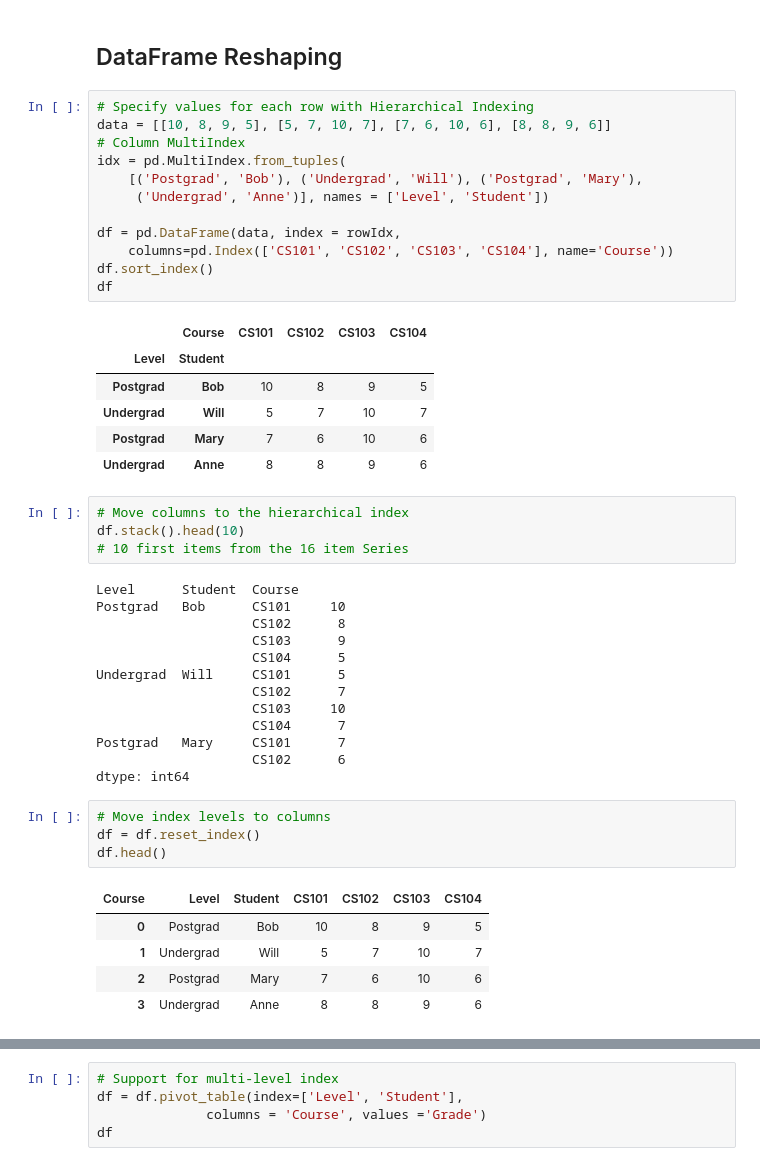
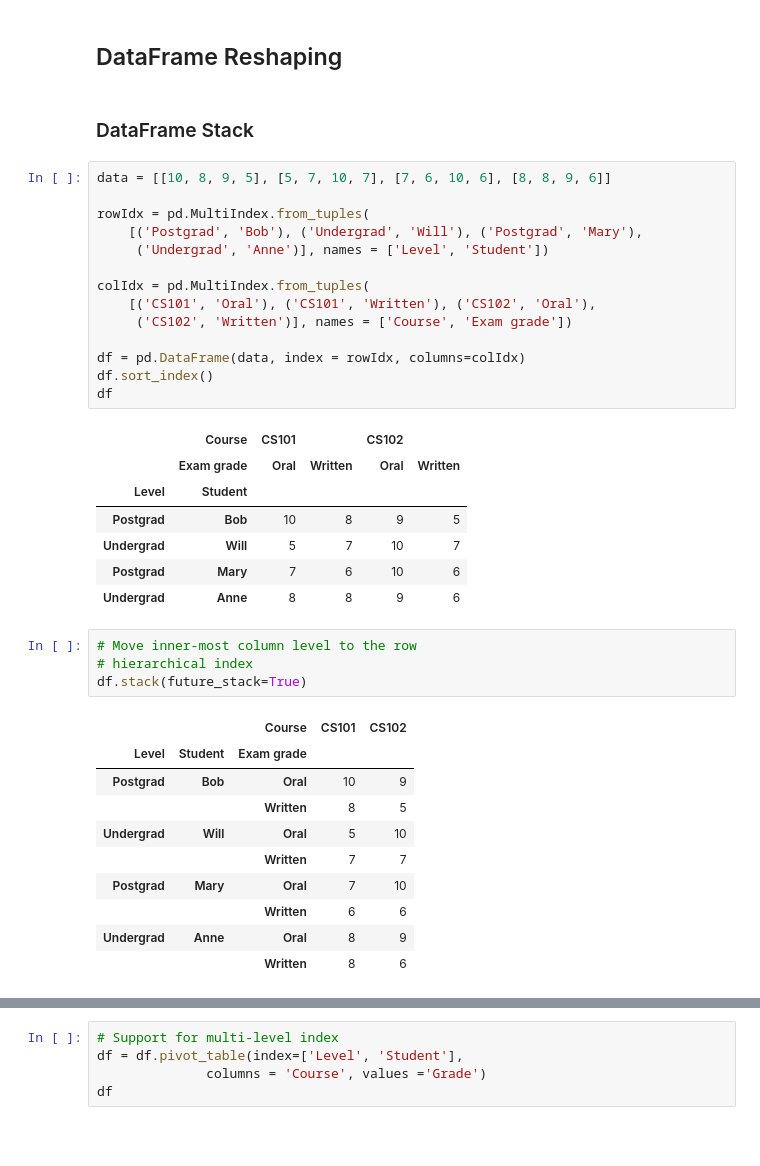
Before and after one commit to bzafiris/jupyter-tutorial, a Jupyter notebook: notebooks/pandas-tutorial.ipynb, the cells around one changed output, grey strips where cells are left out. Cells and saved outputs as stored; diff of their text form; blank space fills up the shorter version.

```diff
--- a/notebooks/pandas-tutorial.ipynb
+++ b/notebooks/pandas-tutorial.ipynb
@@ -298,49 +298,42 @@ df.loc[idx[:, 'Bob'], 'CS']
 | Postgrad | Bob | 10 | 8 |
 # %% [markdown]
 ## DataFrame Reshaping
+# %% [markdown]
+### DataFrame Stack
 # %%
-# Specify values for each row with Hierarchical Indexing
 data = [[10, 8, 9, 5], [5, 7, 10, 7], [7, 6, 10, 6], [8, 8, 9, 6]]
-# Column MultiIndex
-idx = pd.MultiIndex.from_tuples(
+
+rowIdx = pd.MultiIndex.from_tuples(
     [('Postgrad', 'Bob'), ('Undergrad', 'Will'), ('Postgrad', 'Mary'),
      ('Undergrad', 'Anne')], names = ['Level', 'Student'])
 
-df = pd.DataFrame(data, index = rowIdx,
-    columns=pd.Index(['CS101', 'CS102', 'CS103', 'CS104'], name='Course'))
+colIdx = pd.MultiIndex.from_tuples(
+    [('CS101', 'Oral'), ('CS101', 'Written'), ('CS102', 'Oral'),
+     ('CS102', 'Written')], names = ['Course', 'Exam grade'])
+
+df = pd.DataFrame(data, index = rowIdx, columns=colIdx)
 df.sort_index()
 df
 # %% [output]
-|  | Course | CS101 | CS102 | CS103 | CS104 |
+|  | Course | CS101 |  | CS102 |  |
+|  | Exam grade | Oral | Written | Oral | Written |
 | Level | Student |  |  |  |  |
 | Postgrad | Bob | 10 | 8 | 9 | 5 |
 | Undergrad | Will | 5 | 7 | 10 | 7 |
 | Postgrad | Mary | 7 | 6 | 10 | 6 |
 | Undergrad | Anne | 8 | 8 | 9 | 6 |
 # %%
-# Move columns to the hierarchical index
-df.stack().head(10)
-# 10 first items from the 16 item Series
+# Move inner-most column level to the row
+# hierarchical index
+df.stack(future_stack=True)
 # %% [output]
-Level      Student  Course
-Postgrad   Bob      CS101     10
-                    CS102      8
-                    CS103      9
-                    CS104      5
-Undergrad  Will     CS101      5
-                    CS102      7
-                    CS103     10
-                    CS104      7
-Postgrad   Mary     CS101      7
-                    CS102      6
-dtype: int64
+|  |  | Course | CS101 | CS102 |
+| Level | Student | Exam grade |  |  |
+| Postgrad | Bob | Oral | 10 | 9 |
+|  |  | Written | 8 | 5 |
+| Undergrad | Will | Oral | 5 | 10 |
+|  |  | Written | 7 | 7 |
+| Postgrad | Mary | Oral | 7 | 10 |
+|  |  | Written | 6 | 6 |
+| Undergrad | Anne | Oral | 8 | 9 |
+|  |  | Written | 8 | 6 |
-# %%
-# Move index levels to columns
-df = df.reset_index()
-df.head()
-# %% [output]
-| Course | Level | Student | CS101 | CS102 | CS103 | CS104 |
-| 0 | Postgrad | Bob | 10 | 8 | 9 | 5 |
-| 1 | Undergrad | Will | 5 | 7 | 10 | 7 |
-| 2 | Postgrad | Mary | 7 | 6 | 10 | 6 |
-| 3 | Undergrad | Anne | 8 | 8 | 9 | 6 |
```
Also changed, not shown: parts of 8 cells of this notebook.
